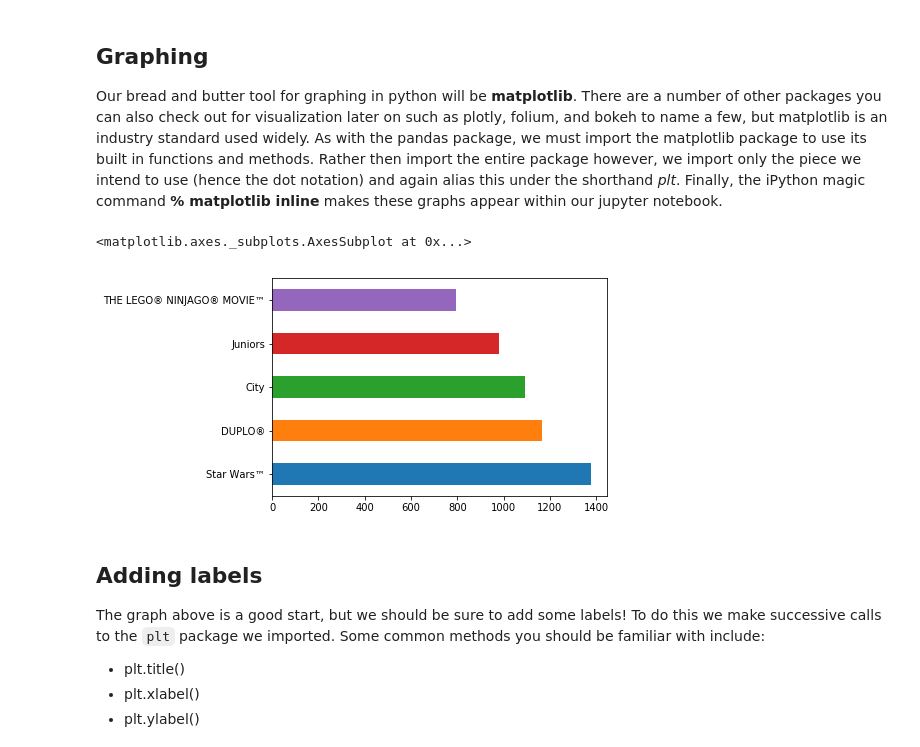
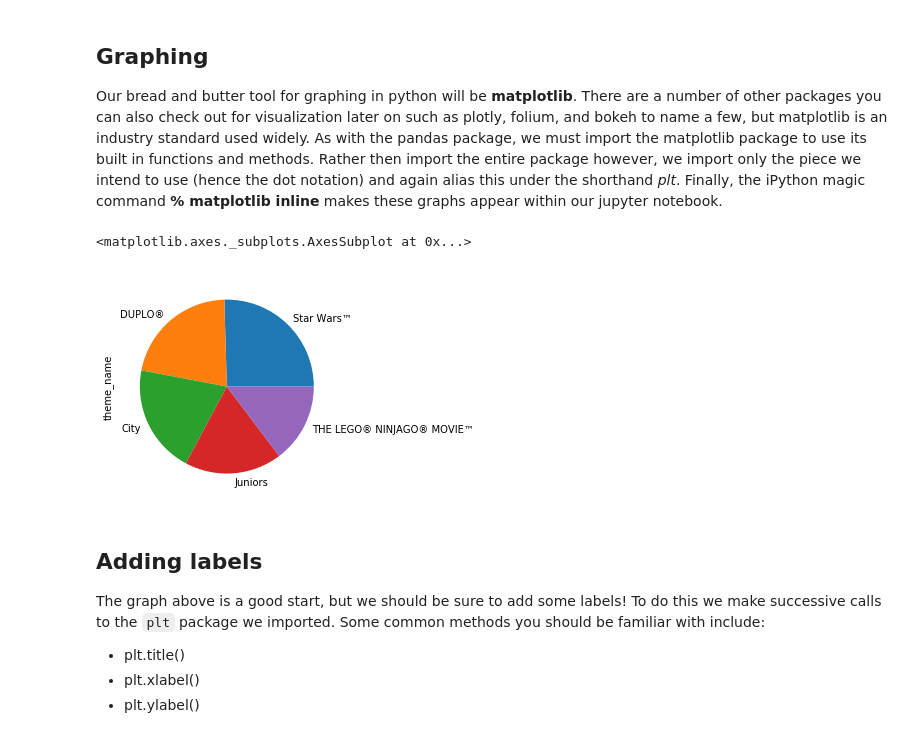
Before and after one commit to Jkim516/dsc-first-codealong-seattle-ds-062419, a Jupyter notebook: index.ipynb, the cells around one changed output. Cells and saved outputs as stored; diff of their text form; code cells hidden in the pictures.

```diff
--- a/index.ipynb
+++ b/index.ipynb
@@ -303,10 +303,10 @@ import matplotlib.pyplot as plt
 %matplotlib inline
 # %%
 to_graph = df.theme_name.value_counts()[:5]
-to_graph.plot(kind='b')
+to_graph.plot(kind='pie')
 # %% [output]
 <matplotlib.axes._subplots.AxesSubplot at 0x...>
-[figure, old version]
+[figure, new version]
 # %% [markdown]
 ## Adding labels
 The graph above is a good start, but we should be sure to add some labels! To do this we make successive calls to the `plt` package we imported. Some common methods you should be familiar with include:
```
